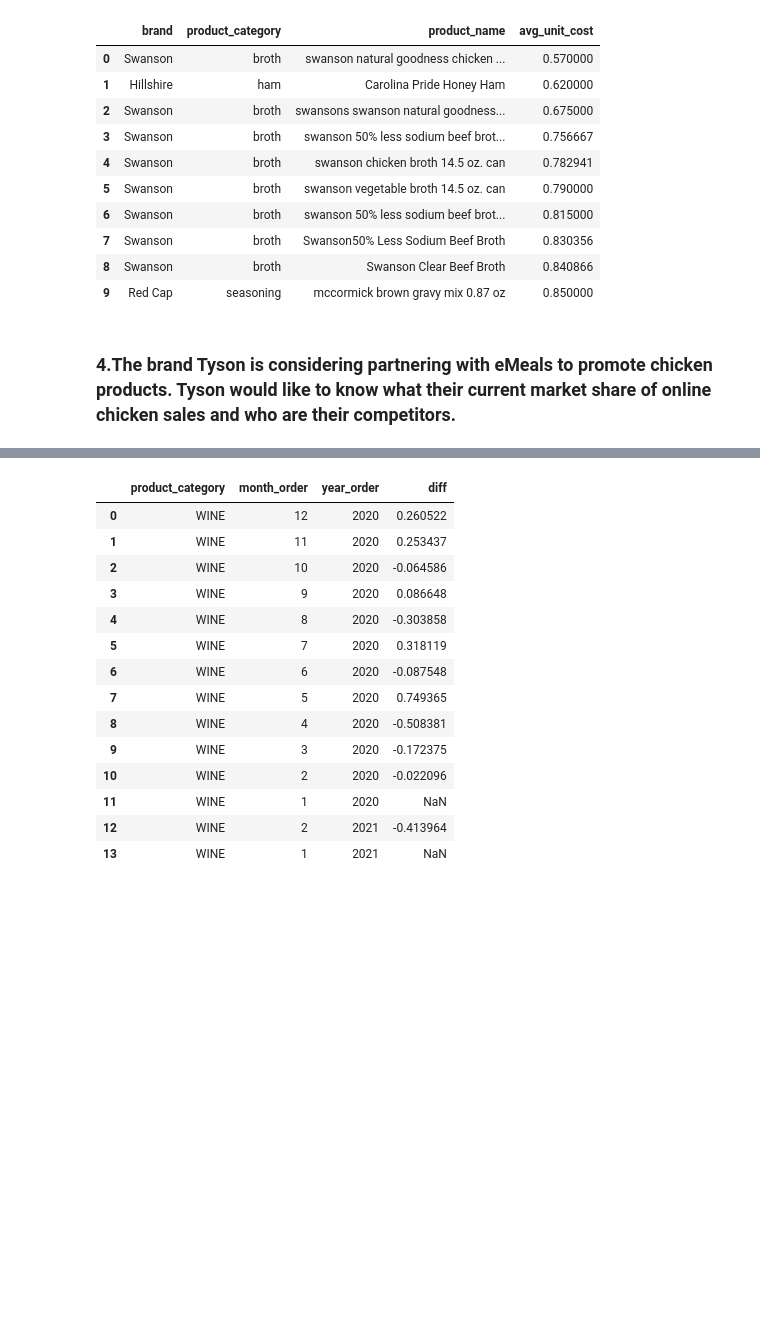
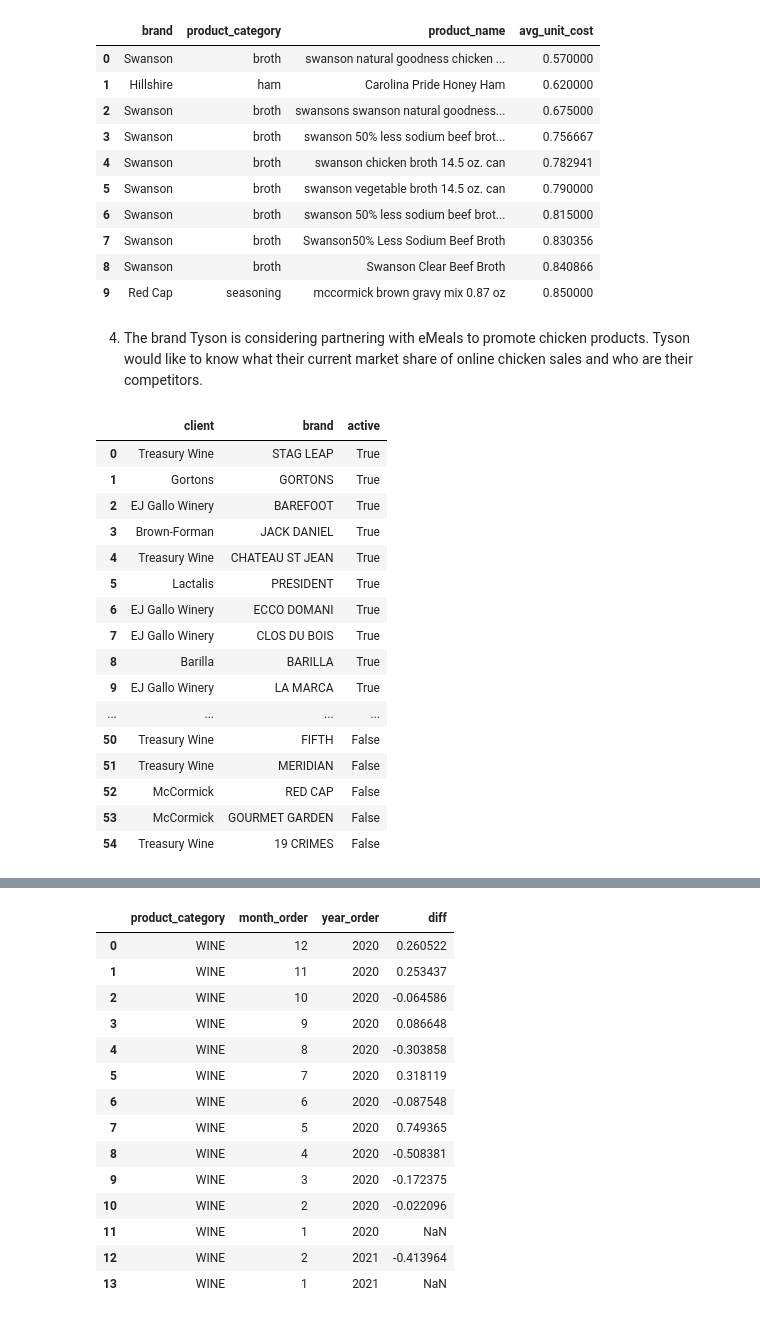
Before and after one commit to GusAlmeida93/emeals-challenge, a Jupyter notebook: challenge.ipynb, the cells around one changed output, grey strips where cells are left out. Cells and saved outputs as stored; diff of their text form; code cells hidden in the pictures; blank space fills up the shorter version.

```diff
--- a/challenge.ipynb
+++ b/challenge.ipynb
@@ -148,4 +148,4 @@ result
 | 8 | Swanson | broth | Swanson Clear Beef Broth | 0.840866 |
 | 9 | Red Cap | seasoning | mccormick brown gravy mix 0.87 oz | 0.850000 |
 # %% [markdown]
-### 4.The brand Tyson is considering partnering with eMeals to promote chicken products. Tyson would like to know what their current market share of online chicken sales and who are their competitors.
+4. The brand Tyson is considering partnering with eMeals to promote chicken products. Tyson would like to know what their current market share of online chicken sales and who are their competitors.
@@ -159,0 +152,31 @@ FROM {schema}.groceryorders
+# %%
+query = f'''
+SELECT
+client,
+UPPER(brand) as brand,
+active
+FROM {schema}.clientbrand
+ORDER BY
+active DESC
+'''
+
+brands = redshift_query(host, database, user, password, query)
+brands
+# %% [output]
+|  | client | brand | active |
+| 0 | Treasury Wine | STAG LEAP | True |
+| 1 | Gortons | GORTONS | True |
+| 2 | EJ Gallo Winery | BAREFOOT | True |
+| 3 | Brown-Forman | JACK DANIEL | True |
+| 4 | Treasury Wine | CHATEAU ST JEAN | True |
+| 5 | Lactalis | PRESIDENT | True |
+| 6 | EJ Gallo Winery | ECCO DOMANI | True |
+| 7 | EJ Gallo Winery | CLOS DU BOIS | True |
+| 8 | Barilla | BARILLA | True |
+| 9 | EJ Gallo Winery | LA MARCA | True |
+| ... | ... | ... | ... |
+| 50 | Treasury Wine | FIFTH | False |
+| 51 | Treasury Wine | MERIDIAN | False |
+| 52 | McCormick | RED CAP | False |
+| 53 | McCormick | GOURMET GARDEN | False |
+| 54 | Treasury Wine | 19 CRIMES | False |
```
Also changed, not shown: parts of 23 cells of this notebook, 8 other files.
